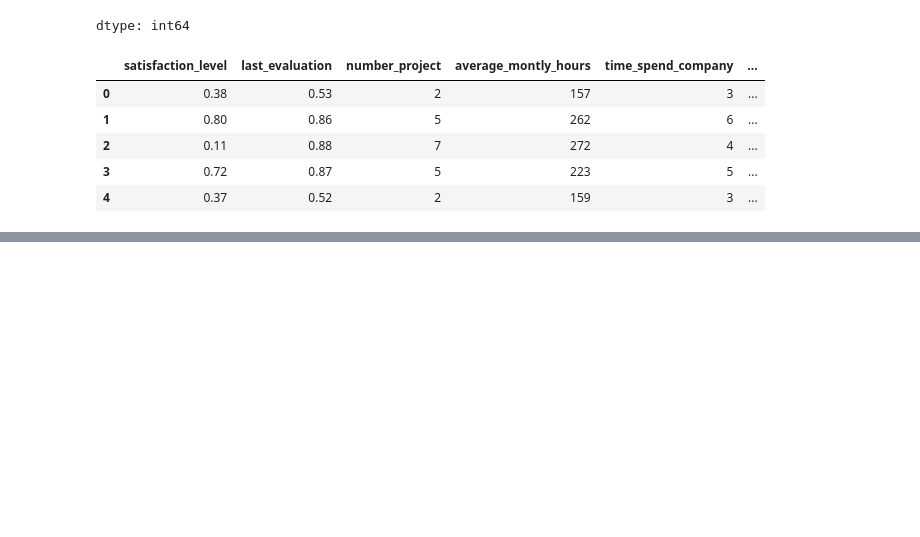
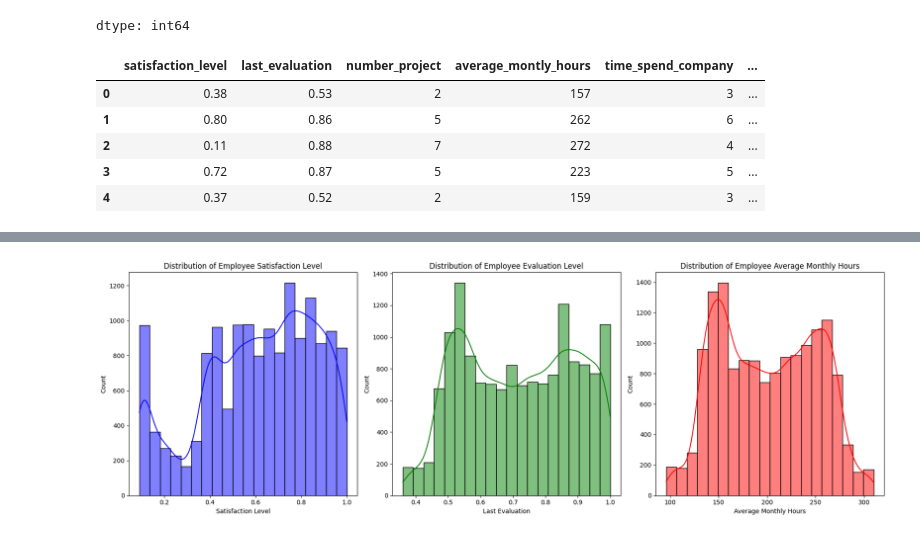
Before and after one commit to agarwalpratik/aiml, a Jupyter notebook: Employee_Turnover_Analytics.ipynb, the cells around one changed output, grey strips where cells are left out. Cells and saved outputs as stored; diff of their text form; code cells hidden in the pictures; blank space fills up the shorter version.

```diff
--- a/Employee_Turnover_Analytics.ipynb
+++ b/Employee_Turnover_Analytics.ipynb
@@ -65,0 +120,32 @@ data.head()
+# %%
+import seaborn as sns
+import matplotlib.pyplot as plt
+
+# Set the figure size
+plt.figure(figsize=(18, 6))
+
+# Employee Satisfaction distribution
+plt.subplot(1, 3, 1)
+sns.histplot(data['satisfaction_level'], kde=True, bins=20, color='blue')
+plt.title('Distribution of Employee Satisfaction Level')
+plt.xlabel('Satisfaction Level')
+
+# Employee Evaluation distribution
+plt.subplot(1, 3, 2)
+sns.histplot(data['last_evaluation'], kde=True, bins=20, color='green')
+plt.title('Distribution of Employee Evaluation Level')
+plt.xlabel('Last Evaluation')
+
+# Employee Average Monthly Hours distribution
+plt.subplot(1, 3, 3)
+sns.histplot(data['average_montly_hours'], kde=True, bins=20, color='red')
+plt.title('Distribution of Employee Average Monthly Hours')
+plt.xlabel('Average Monthly Hours')
+
+# Adjust layout to prevent overlap
+plt.tight_layout()
+
+# Display the plots
+plt.show()
+# %% [output]
+[figure, added]
```
Also changed, not shown: parts of 12 cells of this notebook.
